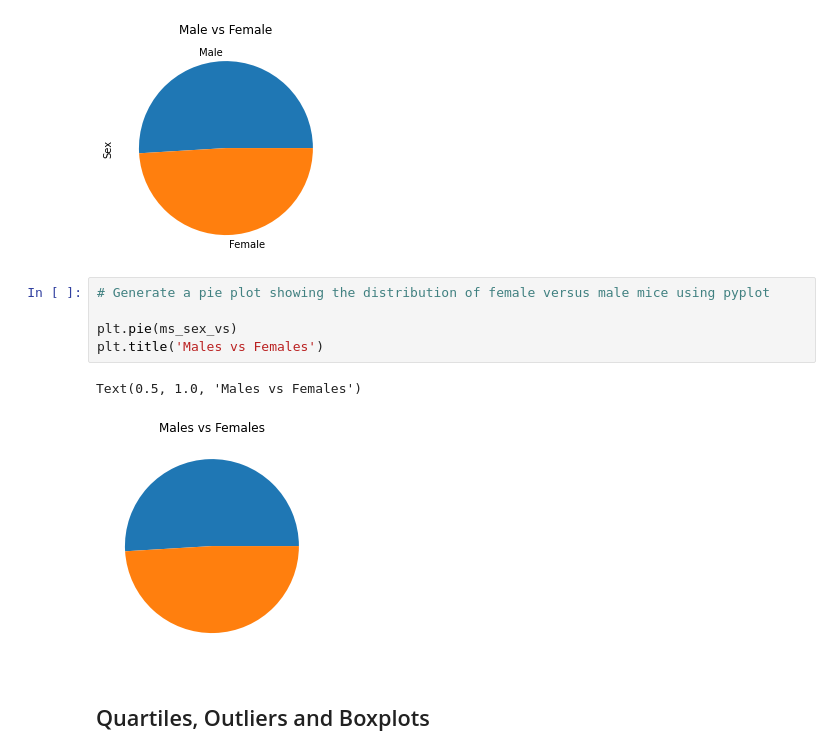
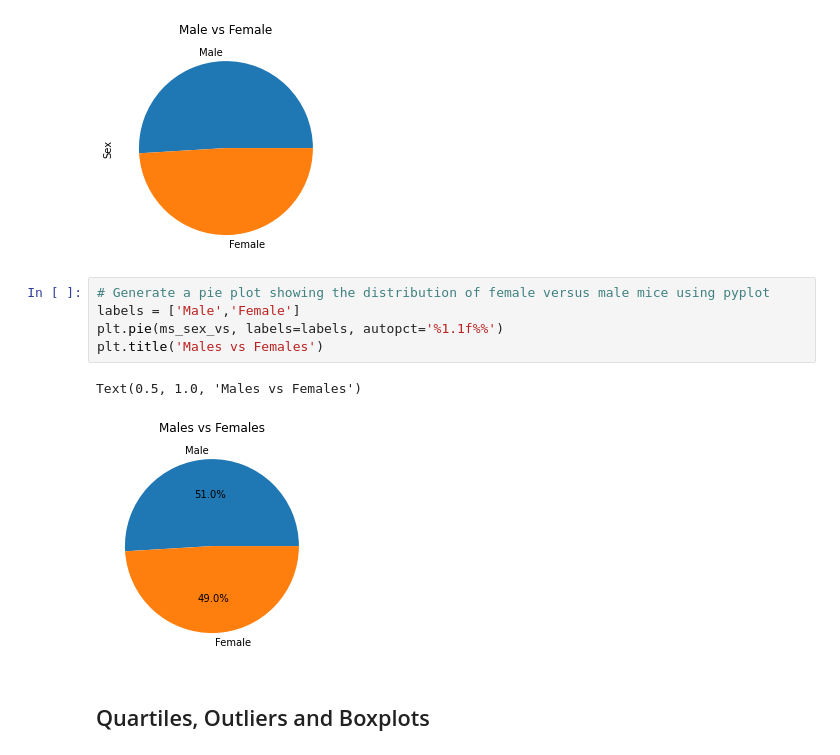
Before and after one commit to stim0010/matplotlib-challenge, a Jupyter notebook: Pymaceuticals/pymaceuticals_starter.ipynb, the cells around one changed output. Drawn from its saved outputs; the diff is of its cells as text.

```diff
--- a/Pymaceuticals/pymaceuticals_starter.ipynb
+++ b/Pymaceuticals/pymaceuticals_starter.ipynb
@@ -169,12 +171,12 @@ Text(0.5, 1.0, 'Male vs Female')
 [figure]
 # %%
 # Generate a pie plot showing the distribution of female versus male mice using pyplot
-
-plt.pie(ms_sex_vs)
+labels = ['Male','Female']
+plt.pie(ms_sex_vs, labels=labels, autopct='%1.1f%%')
 plt.title('Males vs Females')
 # %% [output]
 Text(0.5, 1.0, 'Males vs Females')
-[figure, old version]
+[figure, new version]
 # %% [markdown]
 ## Quartiles, Outliers and Boxplots
 # %%
```
Also changed, not shown: parts of 3 cells of this notebook.
